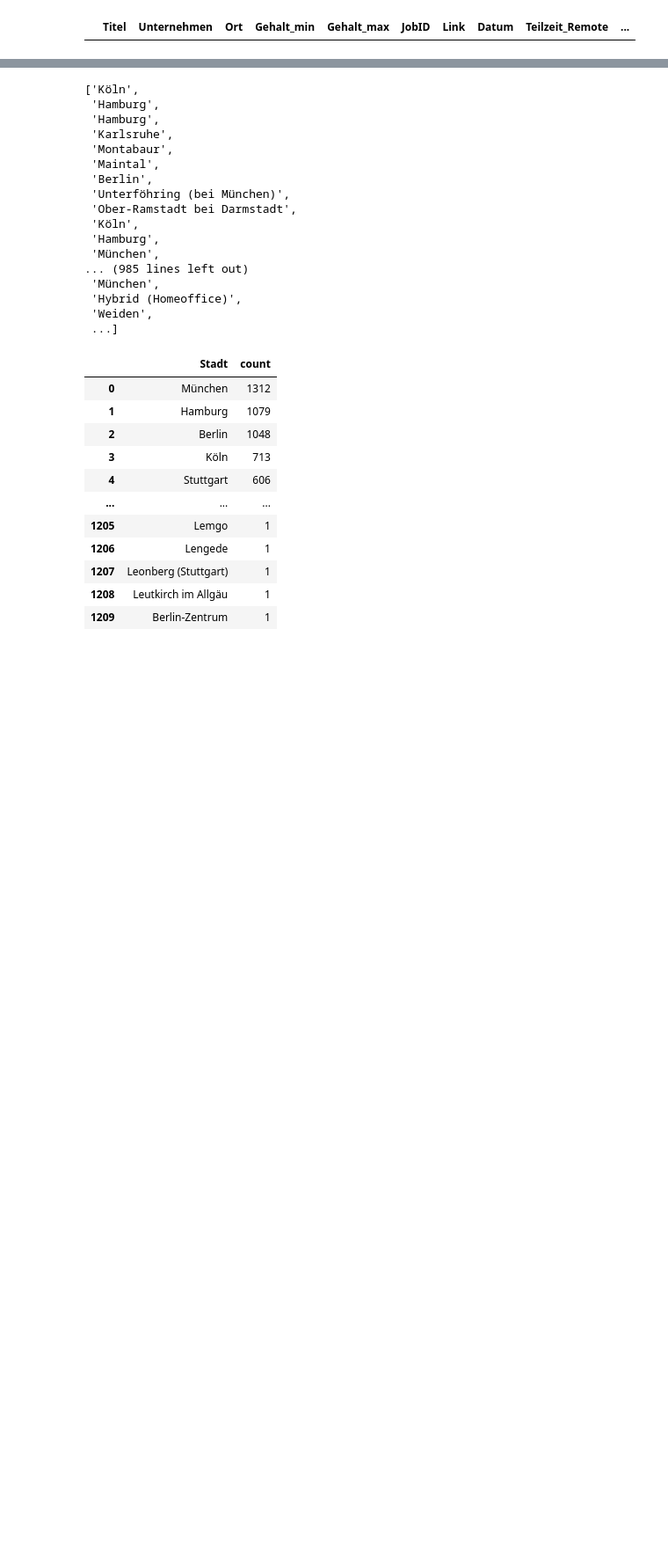
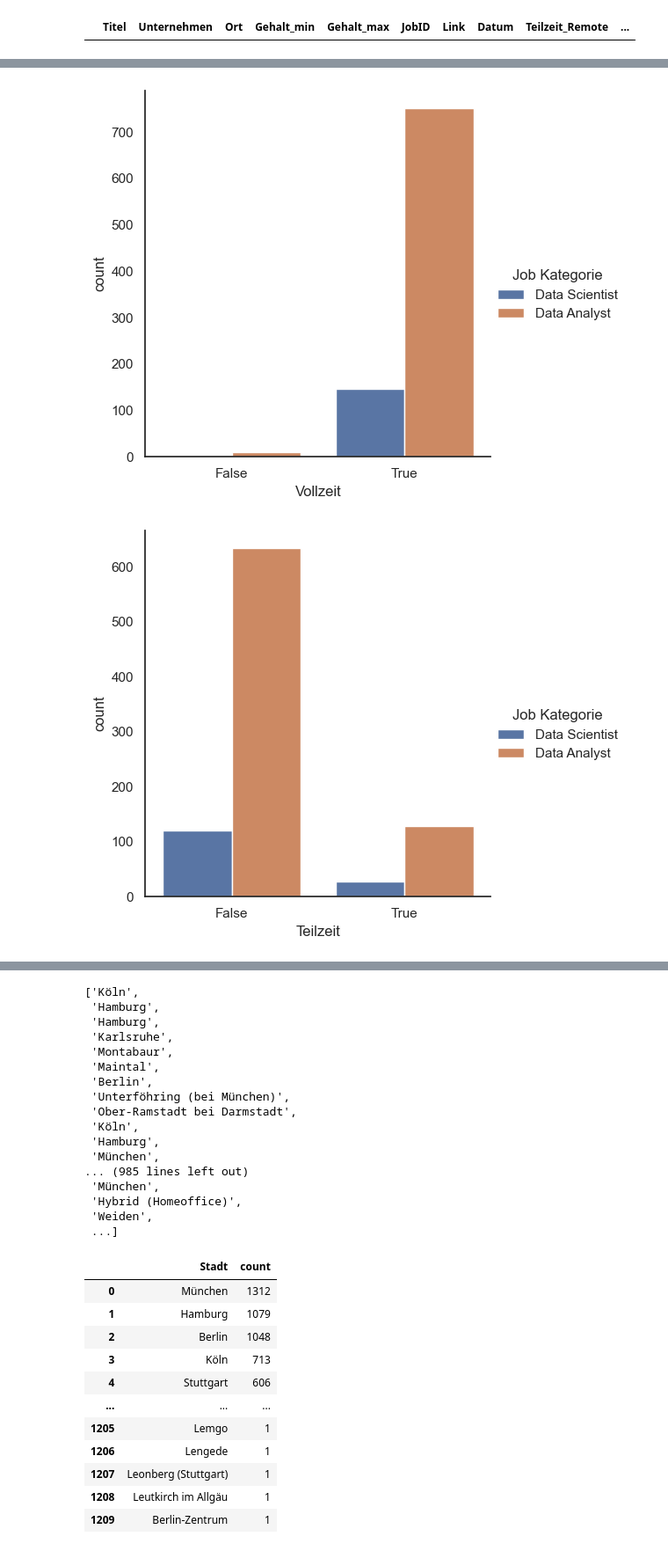
Before and after one commit to tim-hilde/Data-Science-Jobs, a Jupyter notebook: analysis.ipynb, the cells around one changed output, grey strips where cells are left out. Shown: that part at 88% size. Cells and saved outputs as stored; diff of their text form; code cells hidden in the pictures; blank space fills up the shorter version.

```diff
--- a/analysis.ipynb
+++ b/analysis.ipynb
@@ -172,6 +109,0 @@ display(jobs_grouped_by_title[jobs_grouped_by_title["Anzahl"] > 1])
-# %%
-data_science_roles = {"Data Scientist": ["scien", "wissenschaft"], "Data Engineer": ["engineer"], "Data Analyst": ["analy"]}
-
-def role(title):
-	for role, keywords in data_science_roles:
-		for word in keywords:
@@ -177,0 +214,3 @@ def role(title):
+# %%
+jobs_scientist_analyst = jobs_relevant[jobs_relevant["Job Kategorie"].isin(["Data Analyst", "Data Scientist"])]
+jobs_scientist_analyst
@@ -177,0 +231,10 @@ def role(title):
+# %%
+# Teilzeit, Vollzeit, Flexibel
+g = sns.catplot(data=jobs_scientist_analyst, x="Vollzeit", kind="count", hue="Job Kategorie")
+h = sns.catplot(data=jobs_scientist_analyst, x="Teilzeit", kind="count", hue="Job Kategorie")
+i = sns.catplot(data=jobs_scientist_analyst, x="Zeit flexibel", kind="count", hue="Job Kategorie")
+
+plt.show()
+# %% [output]
+[figure, added]
+[figure, added]
```
Also changed, not shown: parts of 21 cells of this notebook.
